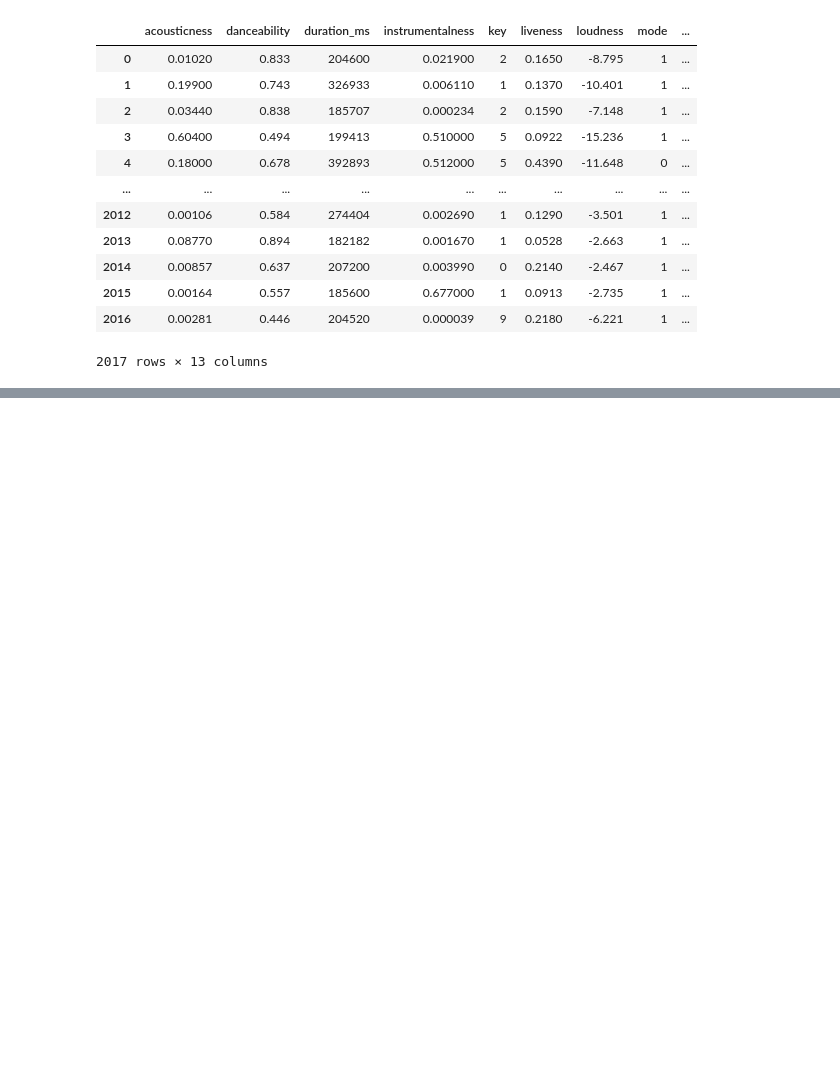
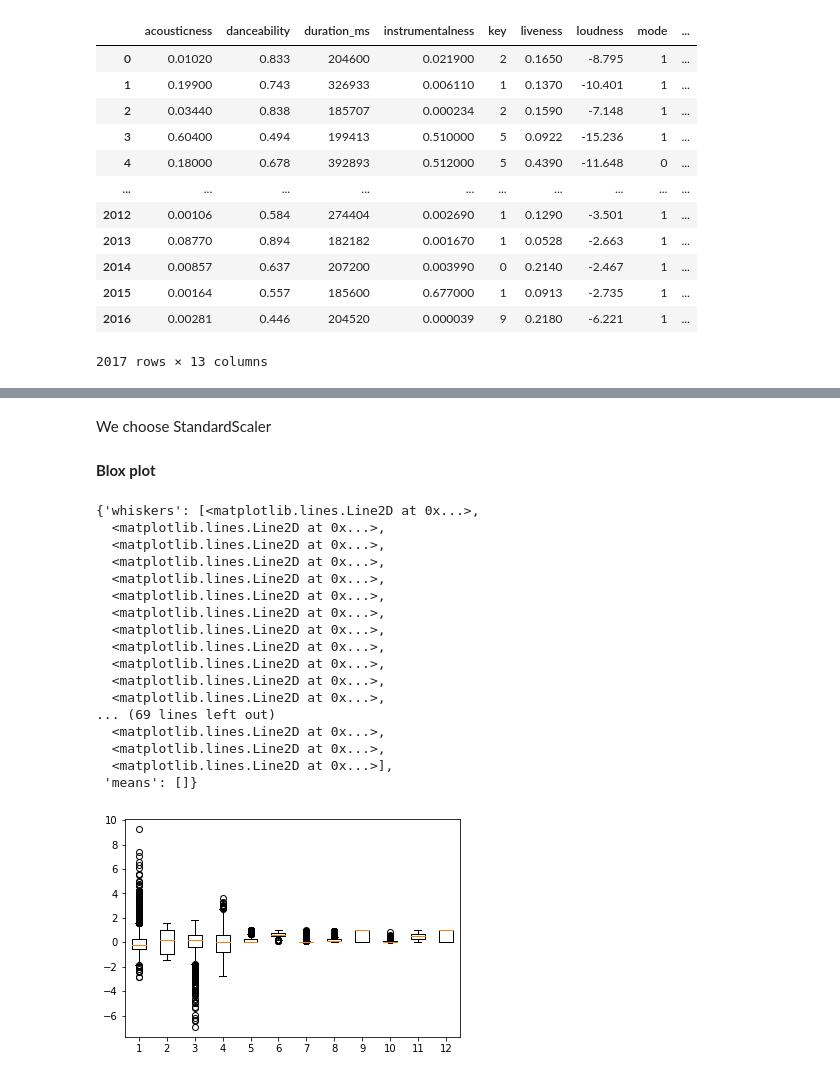
Before and after one commit to AhmedCharfeddine/spotify-recommender-system, a Jupyter notebook: Notebook 1.ipynb, the cells around one changed output, grey strips where cells are left out. Cells and saved outputs as stored; diff of their text form; code cells hidden in the pictures; blank space fills up the shorter version.

```diff
--- a/Notebook 1.ipynb
+++ b/Notebook 1.ipynb
@@ -149,5 +152,5 @@ dtype: int64
 # %% [markdown]
 ### Data Visualization
 # %%
-d_spotify=spotify.drop(columns=['Unnamed: 0','song_title','artist'],inplace=False)
+d_spotify=spotify.drop(columns=['Unnamed: 0','song_title','artist','time_signature'],inplace=False)
 sns.pairplot(d_spotify)
@@ -229,0 +186,21 @@ plt.show()
+# %%
+
+x=pd.DataFrame(d_spotify,columns =['duration_ms','key','loudness','tempo'])
+scaler = preprocessing.RobustScaler()
+robust_spotify = scaler.fit_transform(x)
+robust_spotify=pd.DataFrame(robust_spotify,columns =['duration_ms','key','loudness','tempo'])
+for i in ['acousticness','danceability','instrumentalness','liveness','mode','speechiness','valence','target']:
+    robust_spotify[i]=d_spotify[i]
+scaler = preprocessing.StandardScaler()
+standard_spotify = scaler.fit_transform(x)
+standard_spotify=pd.DataFrame(standard_spotify,columns =['duration_ms','key','loudness','tempo'])
+for i in ['acousticness','danceability','instrumentalness','liveness','mode','speechiness','valence','target']:
+    standard_spotify[i]=d_spotify[i]
+scaler = preprocessing.MinMaxScaler()
+minmax_spotify = scaler.fit_transform(x)
+minmax_spotify=pd.DataFrame(minmax_spotify,columns =['duration_ms','key','loudness','tempo'])
+for i in ['acousticness','danceability','instrumentalness','liveness','mode','speechiness','valence','target']:
+    minmax_spotify[i]=d_spotify[i]
+print(robust_spotify)
+print(standard_spotify)
+print(minmax_spotify)
@@ -229,0 +225,27 @@ plt.show()
+# %% [markdown]
+We choose StandardScaler
+# %% [markdown]
+**Blox plot**
+# %%
+fig.set_figwidth(10)
+fig.set_figheight(6)
+plt.boxplot(standard_spotify)
+# %% [output]
+{'whiskers': [<matplotlib.lines.Line2D at 0x...>,
+  <matplotlib.lines.Line2D at 0x...>,
+  <matplotlib.lines.Line2D at 0x...>,
+  <matplotlib.lines.Line2D at 0x...>,
+  <matplotlib.lines.Line2D at 0x...>,
+  <matplotlib.lines.Line2D at 0x...>,
+  <matplotlib.lines.Line2D at 0x...>,
+  <matplotlib.lines.Line2D at 0x...>,
+  <matplotlib.lines.Line2D at 0x...>,
+  <matplotlib.lines.Line2D at 0x...>,
+  <matplotlib.lines.Line2D at 0x...>,
+  <matplotlib.lines.Line2D at 0x...>,
+... (69 lines left out)
+  <matplotlib.lines.Line2D at 0x...>,
+  <matplotlib.lines.Line2D at 0x...>,
+  <matplotlib.lines.Line2D at 0x...>],
+ 'means': []}
+[figure, added]
```
Also changed, not shown: parts of 22 cells of this notebook.
